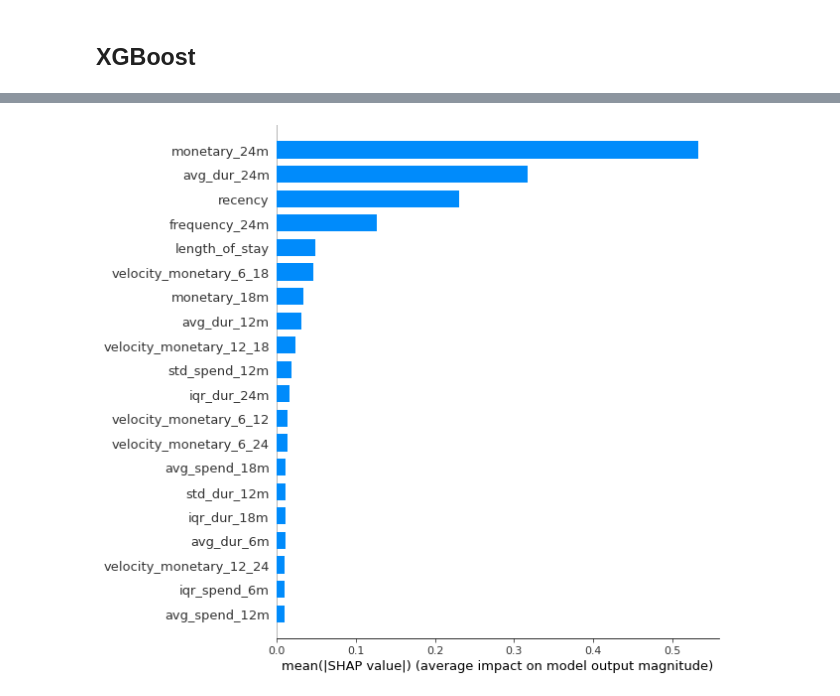
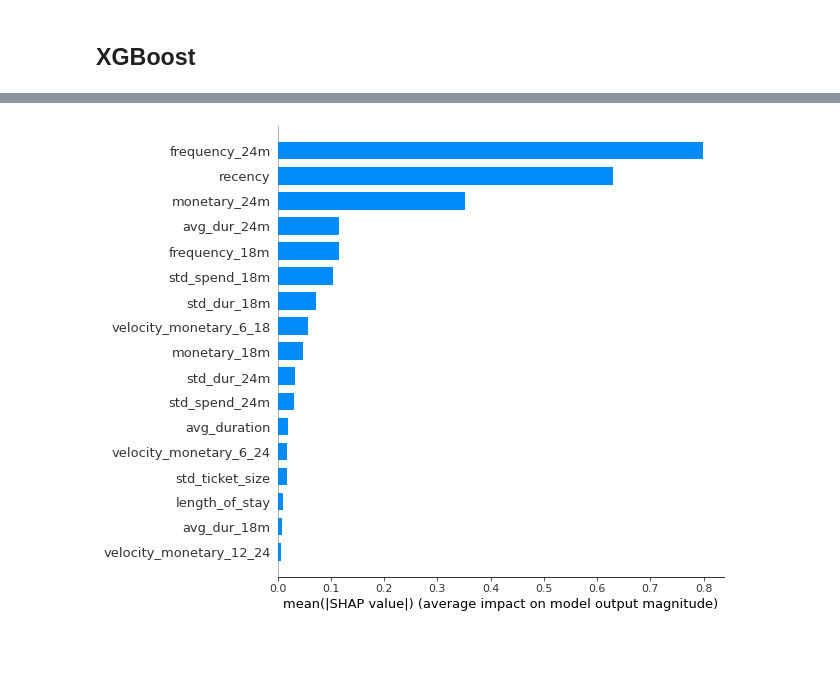
Before and after one commit to tanatiem/BADS7105-CRM-Analytics, a Jupyter notebook: Homework 08 - Campaign Response Model/hw08-campaign-response-model.ipynb, the cells around one changed output, grey strips where cells are left out. Cells and saved outputs as stored; diff of their text form; code cells hidden in the pictures; blank space fills up the shorter version.

```diff
--- a/Homework 08 - Campaign Response Model/hw08-campaign-response-model.ipynb
+++ b/Homework 08 - Campaign Response Model/hw08-campaign-response-model.ipynb
@@ -917,0 +1169,39 @@ Early stopping, best iteration is:
+# %%
+# manual select
+# fieldset = ['recency','avg_duration','visit_basket_l',
+#             'frequency_24m','monetary_24m','avg_dur_24m','std_dur_24m',
+#             'frequency_18m','monetary_18m','avg_dur_18m','std_dur_18m',
+#              'velocity_monetary_12_24', 'velocity_monetary_6_18','velocity_monetary_6_24']
+
+# fieldset = ['recency','avg_duration','visit_basket_l',
+#             'frequency_24m','monetary_24m','avg_dur_24m','std_dur_24m',
+#             'frequency_18m','monetary_18m','avg_dur_18m','std_dur_18m',
+#              'velocity_monetary_12_24', 'velocity_monetary_6_18','velocity_monetary_6_24']
+
+# fieldset = ['recency','length_of_stay', 'avg_duration', 'std_ticket_size',
+# 	        'visit_basket_l',
+#             'frequency_24m','monetary_24m','avg_dur_24m','std_dur_24m',
+#             'frequency_18m','monetary_18m','avg_dur_18m','std_dur_18m',
+#              'velocity_monetary_6_18', 'velocity_monetary_6_24','velocity_monetary_12_24',]
+
+fieldset = ['recency','length_of_stay', 'avg_duration', 'std_ticket_size',
+            'frequency_24m','monetary_24m','std_spend_24m','avg_dur_24m','std_dur_24m',
+            'frequency_18m','monetary_18m','std_spend_18m','avg_dur_18m','std_dur_18m',
+            'velocity_monetary_6_18', 'velocity_monetary_6_24','velocity_monetary_12_24',
+            ]
+
+test_size = 0.3
+valid_size = 0.2
+
+X = df[fieldset].copy()
+y = df['response']
+
+X_train, X_test, y_train, y_test = train_test_split(X, y, test_size=test_size,
+                                                    random_state=random_state, stratify=y)
+
+X_train2, X_val, y_train2, y_val = train_test_split(X_train, y_train, test_size= valid_size/(1-test_size),
+                                                        random_state=55, stratify = y_train)
+
+print(f"Train: {X_train2.shape}, Size: {X_train2.shape[0]/X.shape[0]:.2%}, Positive: {y_train2.mean():.2%}")
+print(f"Valid: {X_val.shape}, Size: {X_val.shape[0]/X.shape[0]:.2%}, Positive: {y_val.mean():.2%}")
+print(f"Test : {X_test.shape}, Size: {X_test.shape[0]/X.shape[0]:.2%}, Positive: {y_test.mean():.2%}")
@@ -1337,2 +1651,5 @@ weighted avg       0.89      0.67      0.73      2066
+# %%
+#load saved model
+model = joblib.load('final_model.pkl')
 # %%
 !pip install shap
@@ -1339,9 +1674,11 @@ weighted avg       0.89      0.67      0.73      2066
 # %%
 import shap
+
+data = X
 shap_values = shap.TreeExplainer(model).shap_values(data)
 shap.summary_plot(shap_values, data, plot_type="bar")
 # %% [output]
-[figure, old version]
+[figure, new version]
 # %%
 shap.summary_plot(shap_values, data)
 # %% [output]
```
Also changed, not shown: parts of 157 cells of this notebook.
